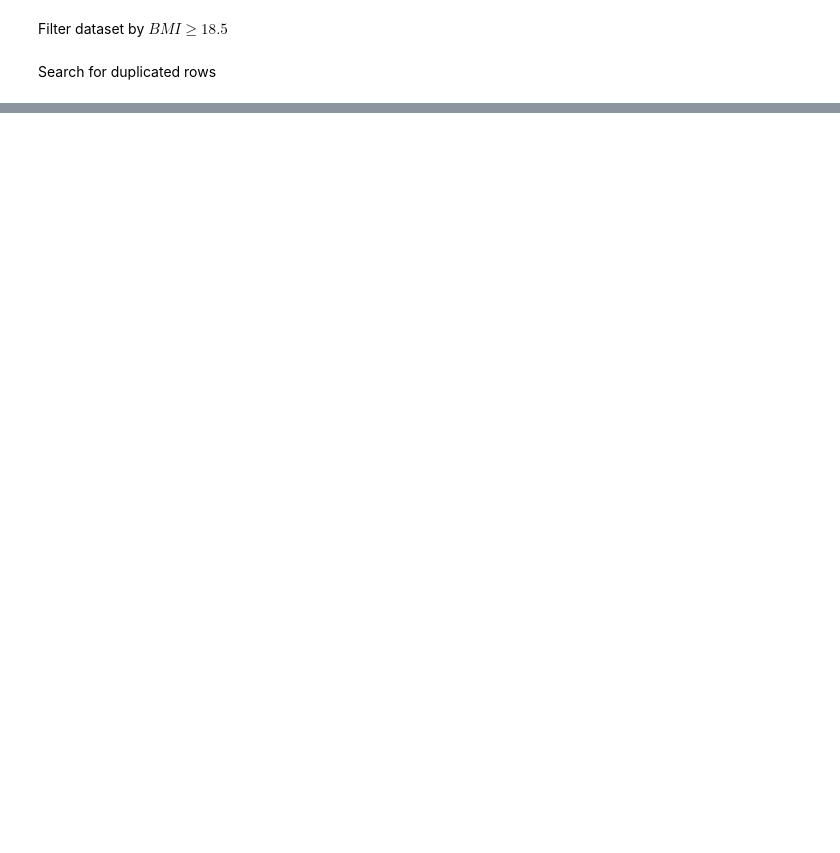
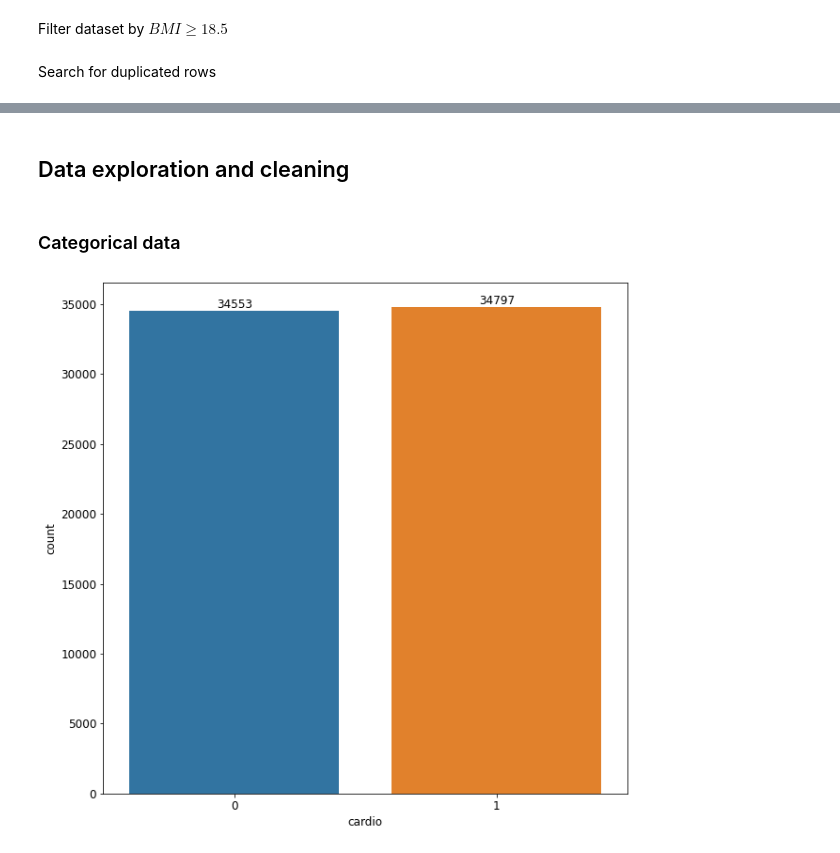
Before and after one commit to Giovo17/cardio-disease-analysis, a Jupyter notebook: cardio_disease_analysis.ipynb, the cells around one changed output, grey strips where cells are left out. Saved outputs shown, nothing was run; the diff lists cells and outputs as text; code cells hidden in the pictures; blank space fills up the shorter version.

Commit message:
init data exploration

```diff
--- a/cardio_disease_analysis.ipynb
+++ b/cardio_disease_analysis.ipynb
@@ -4,6 +4,7 @@
 # Importing main libraries
 import pandas as pd
 import numpy as np
+import scipy.stats as stats
 import matplotlib.pyplot as plt
 import seaborn as sns
 from sklearn.preprocessing import OneHotEncoder
@@ -27,5 +28,5 @@ from sklearn.metrics import RocCurveDisplay
 
 plt.rcParams.update({'figure.figsize': (10.0, 10.0)})
 plt.rcParams.update({'font.size': 12})
-plt.rcParams.update({'figure.dpi': 300})
+#plt.rcParams.update({'figure.dpi': 300})
 # %%
@@ -155,0 +146,10 @@ memory usage: 7.9 MB
+# %% [markdown]
+## Data exploration and cleaning
+# %% [markdown]
+### Categorical data
+# %%
+ax = sns.countplot(data=df, x="cardio")
+ax.bar_label(ax.containers[0])
+plt.show()
+# %% [output]
+[figure, added]
```
Also changed, not shown: parts of 51 cells of this notebook.
